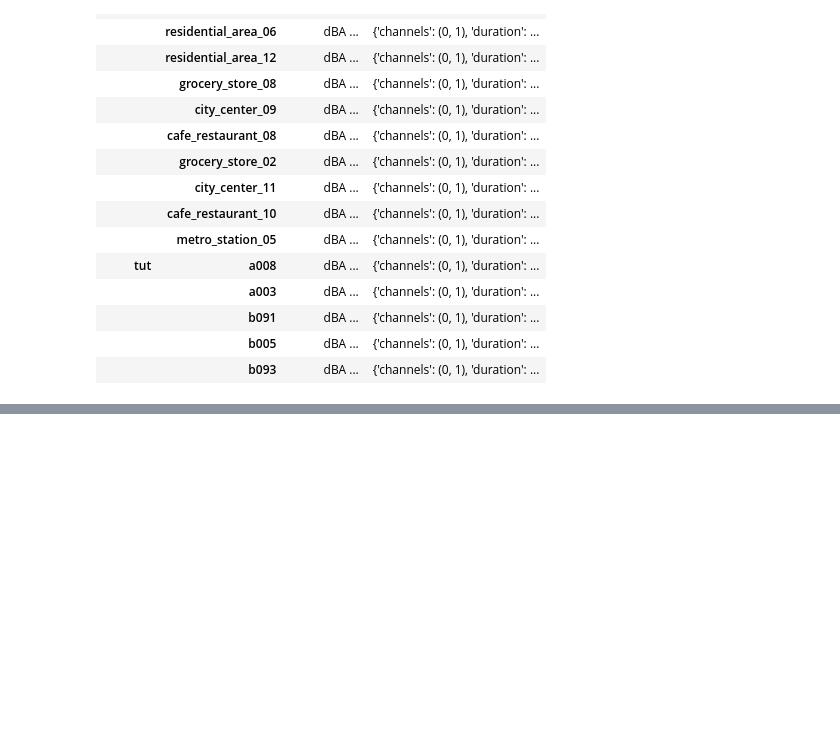
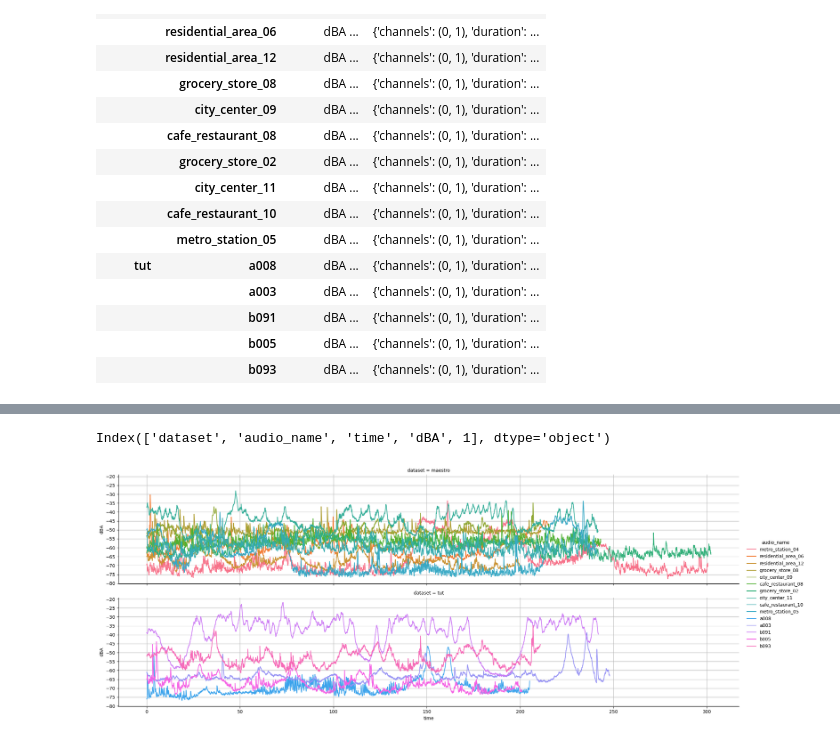
Before and after one commit to jonnor/dominant-sound, a Jupyter notebook: notebooks/AnnotationsEDA.ipynb, the cells around one changed output, grey strips where cells are left out. Cells and saved outputs as stored; diff of their text form; code cells hidden in the pictures; blank space fills up the shorter version.

```diff
--- a/notebooks/AnnotationsEDA.ipynb
+++ b/notebooks/AnnotationsEDA.ipynb
@@ -242,0 +289,27 @@ soundlevels
+# %%
+
+def plot_soundlevels(sl, value='dBA'):
+    from matplotlib.ticker import MultipleLocator
+
+    d = sl.reset_index()
+    print(d.columns)
+    d['time'] = d.time / pandas.Timedelta(seconds=1)
+
+    g = seaborn.relplot(kind='line',
+                        data=d,
+                        x='time',
+                        y=value,
+                        hue='audio_name',
+                        row='dataset',
+                        aspect=5,
+                        height=4)
+
+    for ax in g.axes.flatten():
+        ax.yaxis.set_major_locator(MultipleLocator(5))
+        ax.grid()
+
+
+plot_soundlevels(ss)
+# %% [output]
+Index(['dataset', 'audio_name', 'time', 'dBA', 1], dtype='object')
+[figure, added]
```
Also changed, not shown: parts of 5 cells of this notebook, 1 other file.
